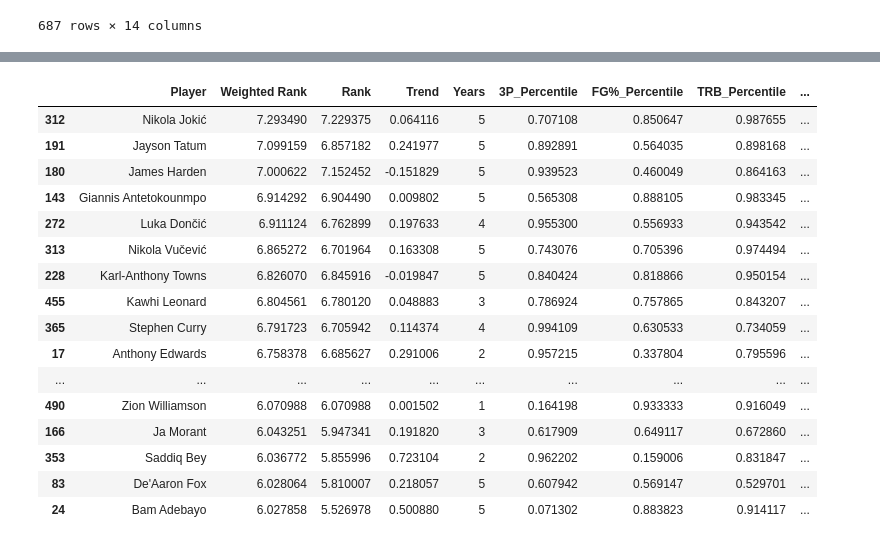
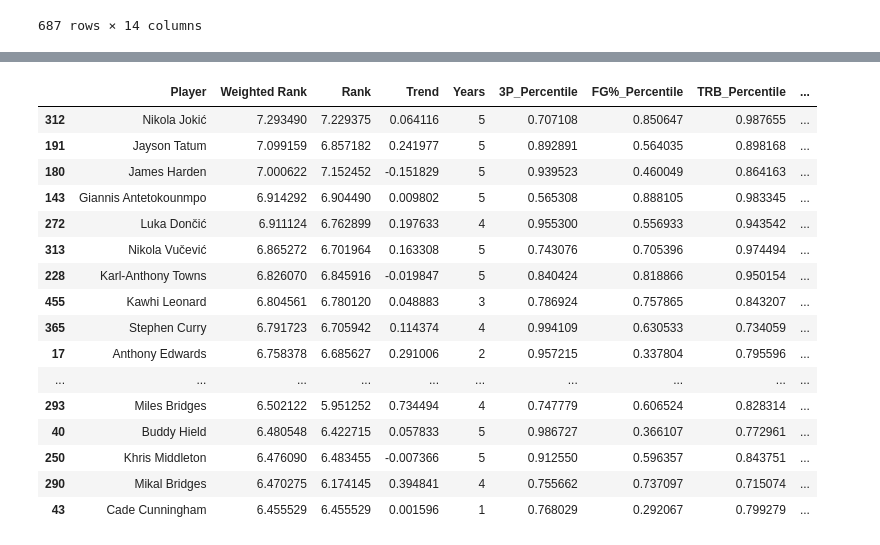
Before and after one commit to mdbinger/Fantasy-Sports-Projections, a Jupyter notebook: Fantasy_Basketball/nba_stats.ipynb, the cells around one changed output, grey strips where cells are left out. Cells and saved outputs as stored; diff of their text form; code cells hidden in the pictures.

Commit message:
Post draft save

```diff
--- a/Fantasy_Basketball/nba_stats.ipynb
+++ b/Fantasy_Basketball/nba_stats.ipynb
@@ -331,21 +314,20 @@ position_filter('C')
 # %%
-# draft_df = draft_df.sort_values(['Weighted Rank'], ascending=[False])
-# draft_df.head(50)
+drafted('Anthony Davis')
 # %% [output]
 |  | Player | Weighted Rank | Rank | Trend | Years | 3P_Percentile | FG%_Percentile | TRB_Percentile | ... |
 | 312 | Nikola Jokić | 7.293490 | 7.229375 | 0.064116 | 5 | 0.707108 | 0.850647 | 0.987655 | ... |
 | 191 | Jayson Tatum | 7.099159 | 6.857182 | 0.241977 | 5 | 0.892891 | 0.564035 | 0.898168 | ... |
 | 180 | James Harden | 7.000622 | 7.152452 | -0.151829 | 5 | 0.939523 | 0.460049 | 0.864163 | ... |
 | 143 | Giannis Antetokounmpo | 6.914292 | 6.904490 | 0.009802 | 5 | 0.565308 | 0.888105 | 0.983345 | ... |
 | 272 | Luka Dončić | 6.911124 | 6.762899 | 0.197633 | 4 | 0.955300 | 0.556933 | 0.943542 | ... |
 | 313 | Nikola Vučević | 6.865272 | 6.701964 | 0.163308 | 5 | 0.743076 | 0.705396 | 0.974494 | ... |
 | 228 | Karl-Anthony Towns | 6.826070 | 6.845916 | -0.019847 | 5 | 0.840424 | 0.818866 | 0.950154 | ... |
 | 455 | Kawhi Leonard | 6.804561 | 6.780120 | 0.048883 | 3 | 0.786924 | 0.757865 | 0.843207 | ... |
 | 365 | Stephen Curry | 6.791723 | 6.705942 | 0.114374 | 4 | 0.994109 | 0.630533 | 0.734059 | ... |
 | 17 | Anthony Edwards | 6.758378 | 6.685627 | 0.291006 | 2 | 0.957215 | 0.337804 | 0.795596 | ... |
 | ... | ... | ... | ... | ... | ... | ... | ... | ... | ... |
-| 490 | Zion Williamson | 6.070988 | 6.070988 | 0.001502 | 1 | 0.164198 | 0.933333 | 0.916049 | ... |
-| 166 | Ja Morant | 6.043251 | 5.947341 | 0.191820 | 3 | 0.617909 | 0.649117 | 0.672860 | ... |
-| 353 | Saddiq Bey | 6.036772 | 5.855996 | 0.723104 | 2 | 0.962202 | 0.159006 | 0.831847 | ... |
-| 83 | De'Aaron Fox | 6.028064 | 5.810007 | 0.218057 | 5 | 0.607942 | 0.569147 | 0.529701 | ... |
-| 24 | Bam Adebayo | 6.027858 | 5.526978 | 0.500880 | 5 | 0.071302 | 0.883823 | 0.914117 | ... |
+| 293 | Miles Bridges | 6.502122 | 5.951252 | 0.734494 | 4 | 0.747779 | 0.606524 | 0.828314 | ... |
+| 40 | Buddy Hield | 6.480548 | 6.422715 | 0.057833 | 5 | 0.986727 | 0.366107 | 0.772961 | ... |
+| 250 | Khris Middleton | 6.476090 | 6.483455 | -0.007366 | 5 | 0.912550 | 0.596357 | 0.843751 | ... |
+| 290 | Mikal Bridges | 6.470275 | 6.174145 | 0.394841 | 4 | 0.755662 | 0.737097 | 0.715074 | ... |
+| 43 | Cade Cunningham | 6.455529 | 6.455529 | 0.001596 | 1 | 0.768029 | 0.292067 | 0.799279 | ... |
```
Also changed, not shown: parts of 87 cells of this notebook.
